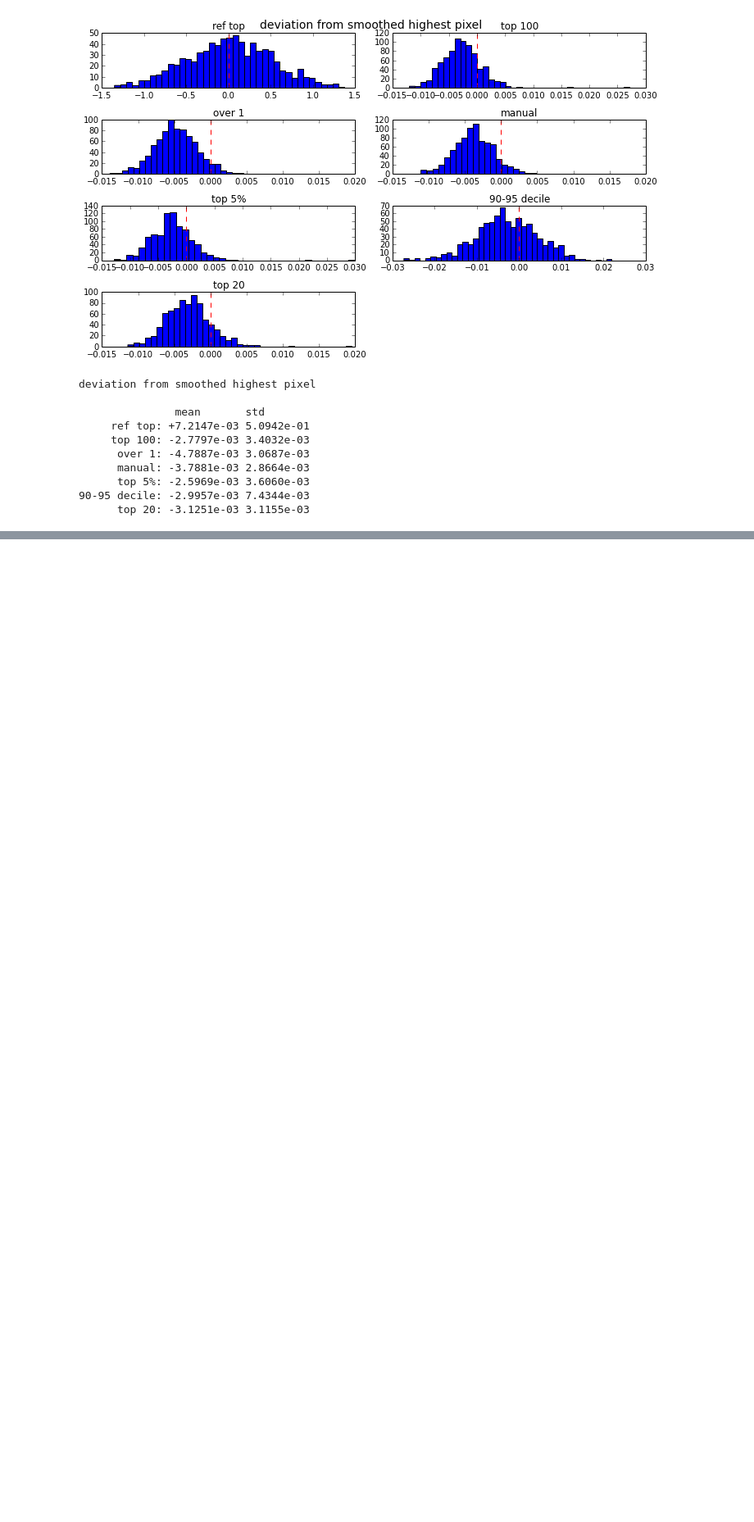
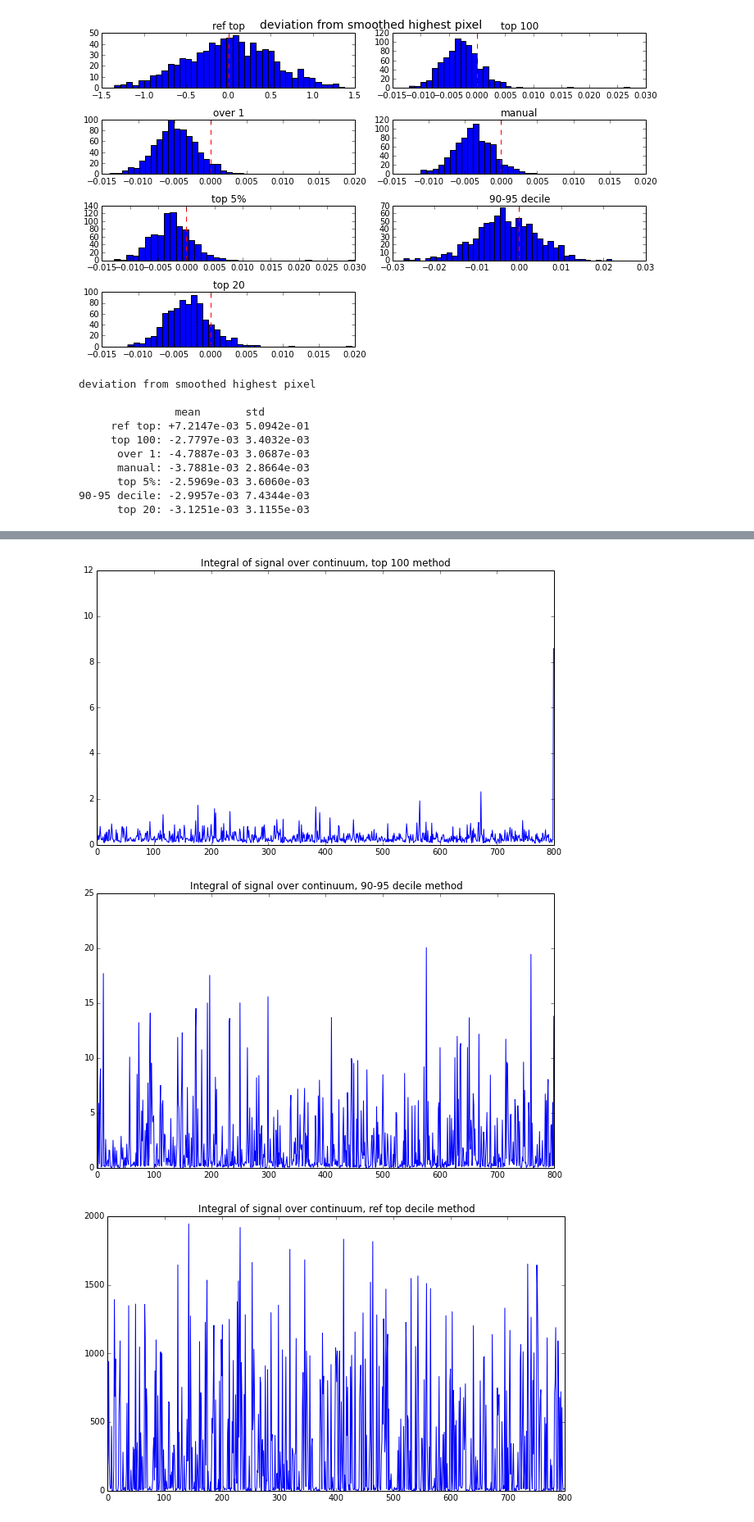
Before and after one commit to Tobychev/Danspectra, a Jupyter notebook: Loggbok.ipynb, the cells around one changed output, grey strips where cells are left out. Shown at 82% size. Drawn from its saved outputs; the diff is of its cells as text; code cells hidden in the pictures; blank space fills up the shorter version.

Commit message:
Added sections about test of fits by looking at continuum subtracted spectra after smoothing

```diff
--- a/Loggbok.ipynb
+++ b/Loggbok.ipynb
@@ -139,0 +146,19 @@ deviation from smoothed highest pixel
+# %%
+smooth_lmbd,smooth_spec,subtr =  tw.smooth_test(spec2,wins["top 100"],size = 10)
+pl.plot(subtr[:,0]) #First and last row contain large outliers
+pl.title("Integral of signal over continuum, top 100 method")
+pl.show()
+
+smooth_lmbd,smooth_spec,subtr =  tw.smooth_test(spec2,wins["90-95 decile"],size = 10)
+pl.plot(subtr[:,0])
+pl.title("Integral of signal over continuum, 90-95 decile method")
+pl.show()
+
+smooth_lmbd,smooth_spec,subtr =  tw.smooth_test(spec2,wins["ref top"],size = 10)
+pl.plot(subtr[:,0])
+pl.title("Integral of signal over continuum, ref top decile method")
+pl.show()
+# %% [output]
+[figure, added]
+[figure, added]
+[figure, added]
```
Also changed, not shown: parts of 6 cells of this notebook.
